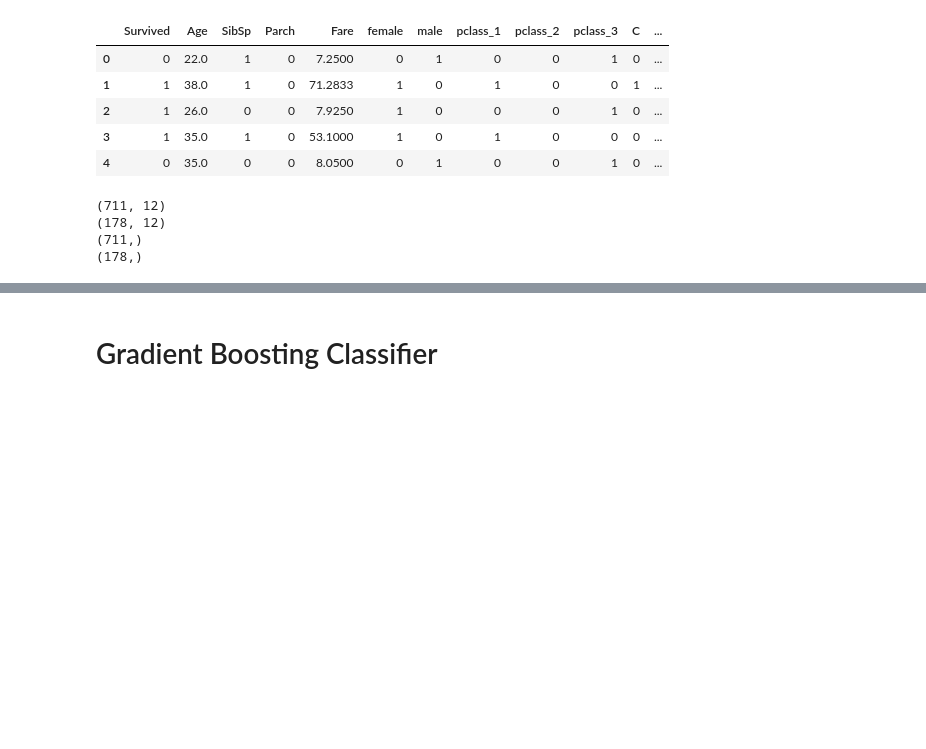
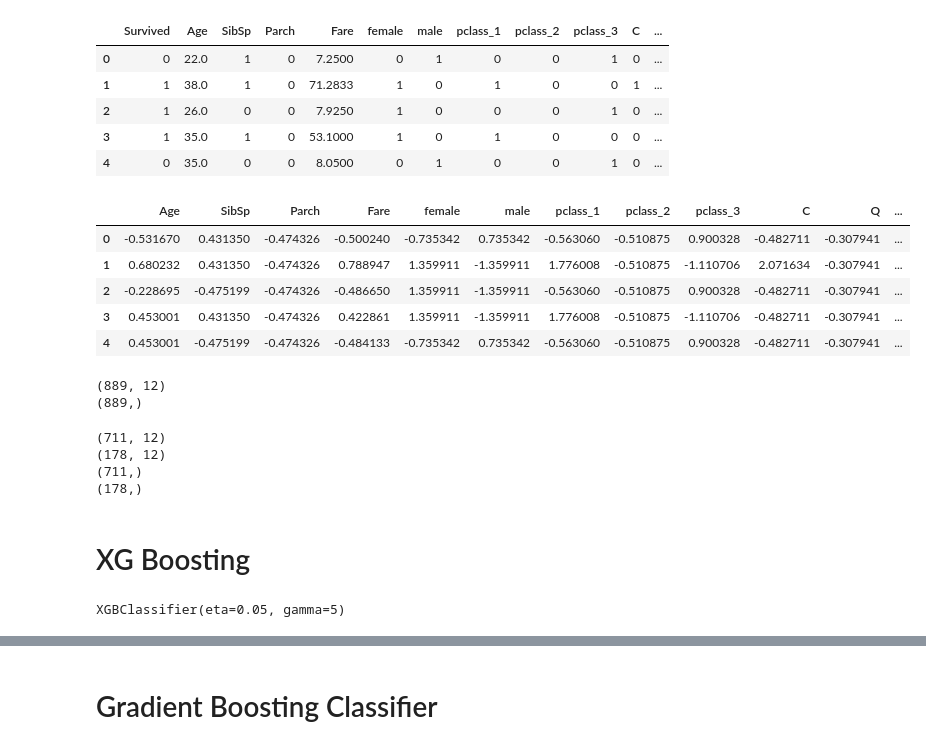
Before and after one commit to Nikhil-Jagtap619/Titanic-survival-, a Jupyter notebook: titanic.ipynb, the cells around one changed output, grey strips where cells are left out. Drawn from its saved outputs; the diff is of its cells as text; code cells hidden in the pictures; blank space fills up the shorter version.

```diff
--- a/titanic.ipynb
+++ b/titanic.ipynb
@@ -150,4 +150,22 @@ x = train_data.drop("Survived", axis=1)
 y = train_data.iloc[:,0]
+# %%
+from sklearn.preprocessing import StandardScaler
+scaler = StandardScaler()
+scaled = pd.DataFrame(scaler.fit_transform(train_data), columns=train_data.columns).iloc[:,1:]
+scaled.head()
+# %% [output]
+|  | Age | SibSp | Parch | Fare | female | male | pclass_1 | pclass_2 | pclass_3 | C | Q | ... |
+| 0 | -0.531670 | 0.431350 | -0.474326 | -0.500240 | -0.735342 | 0.735342 | -0.563060 | -0.510875 | 0.900328 | -0.482711 | -0.307941 | ... |
+| 1 | 0.680232 | 0.431350 | -0.474326 | 0.788947 | 1.359911 | -1.359911 | 1.776008 | -0.510875 | -1.110706 | 2.071634 | -0.307941 | ... |
+| 2 | -0.228695 | -0.475199 | -0.474326 | -0.486650 | 1.359911 | -1.359911 | -0.563060 | -0.510875 | 0.900328 | -0.482711 | -0.307941 | ... |
+| 3 | 0.453001 | 0.431350 | -0.474326 | 0.422861 | 1.359911 | -1.359911 | 1.776008 | -0.510875 | -1.110706 | -0.482711 | -0.307941 | ... |
+| 4 | 0.453001 | -0.475199 | -0.474326 | -0.484133 | -0.735342 | 0.735342 | -0.563060 | -0.510875 | 0.900328 | -0.482711 | -0.307941 | ... |
+# %%
+print(x.shape)
+print(y.shape)
+# %% [output]
+(889, 12)
+(889,)
 # %%
 from sklearn.model_selection import train_test_split
 x_train, x_test, y_train, y_test = train_test_split(x,y, test_size=0.2, stratify=y)
@@ -158,3 +176,5 @@ for i in [x_train, x_test, y_train, y_test]:
 (178, 12)
 (711,)
 (178,)
+# %% [markdown]
+# XG Boosting
@@ -160,0 +184,6 @@ for i in [x_train, x_test, y_train, y_test]:
+# %%
+# model creation without hyperparameter
+xgb = XGBClassifier(eta=0.05, gamma=5)
+xgb.fit(x_train, y_train)
+# %% [output]
+XGBClassifier(eta=0.05, gamma=5)
```
Also changed, not shown: parts of 8 cells of this notebook.
